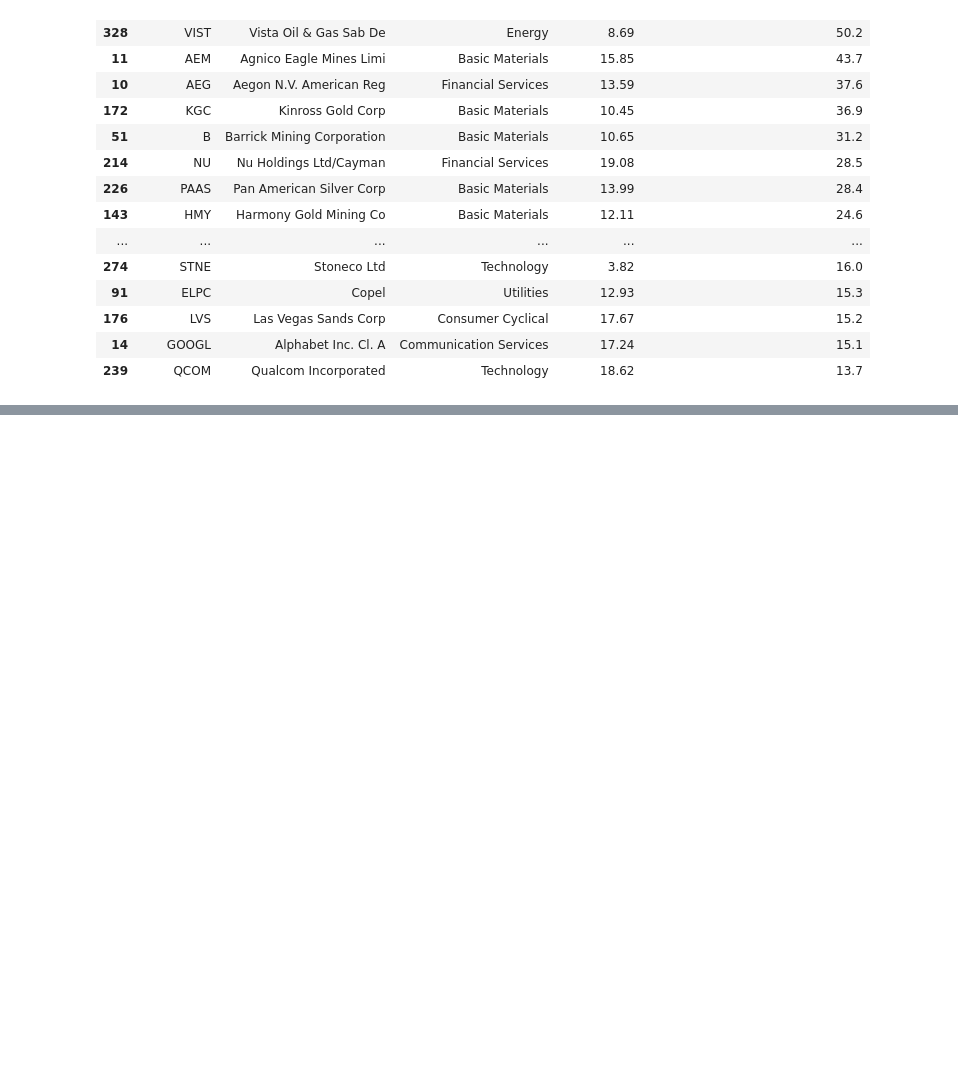
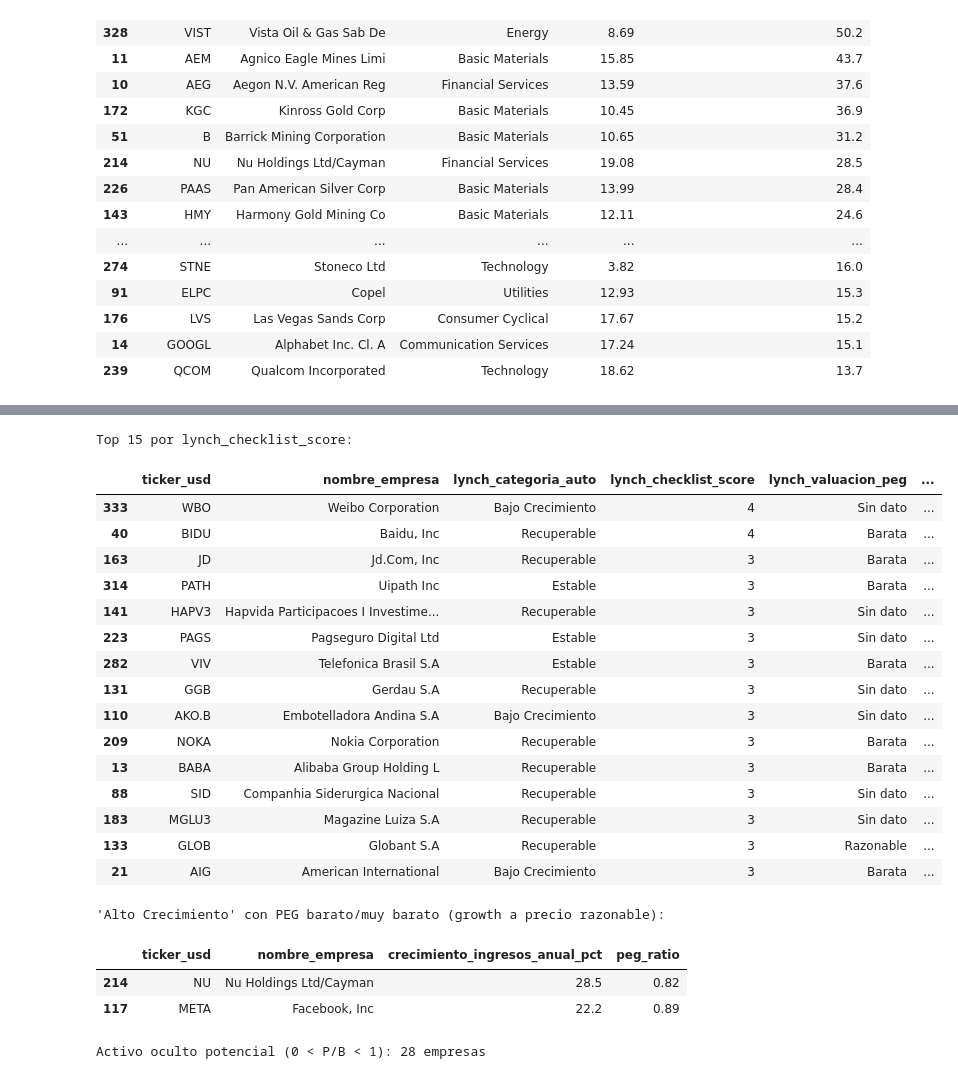
Before and after one commit to esfer98/cedears-data-pipeline, a Jupyter notebook: notebooks/eda_cedears.ipynb, the cells around one changed output, grey strips where cells are left out. Cells and saved outputs as stored; diff of their text form; code cells hidden in the pictures; blank space fills up the shorter version.

```diff
--- a/notebooks/eda_cedears.ipynb
+++ b/notebooks/eda_cedears.ipynb
@@ -313,3 +343,38 @@ candidatas.sort_values("crecimiento_ingresos_anual_pct", ascending=False)[
+# %%
+print("Top 15 por lynch_checklist_score:")
+display(lynch.sort_values(["lynch_checklist_score", "crecimiento_ingresos_anual_pct"], ascending=False)
+        [["ticker_usd", "nombre_empresa", "lynch_categoria_auto", "lynch_checklist_score",
+          "lynch_valuacion_peg", "crecimiento_ingresos_anual_pct"]].head(15))
+
+print("\n'Alto Crecimiento' con PEG barato/muy barato (growth a precio razonable):")
+gpr = lynch[(lynch["lynch_categoria_auto"] == "Alto Crecimiento")
+            & (lynch["lynch_valuacion_peg"].isin(["Muy barata", "Barata"]))]
+display(gpr.sort_values("peg_ratio")[["ticker_usd", "nombre_empresa", "crecimiento_ingresos_anual_pct", "peg_ratio"]])
+
+print(f"\nActivo oculto potencial (0 < P/B < 1): {lynch['lynch_activo_oculto_potencial'].sum()} empresas")
+# %% [output]
+Top 15 por lynch_checklist_score:
+|  | ticker_usd | nombre_empresa | lynch_categoria_auto | lynch_checklist_score | lynch_valuacion_peg | ... |
+| 333 | WBO | Weibo Corporation | Bajo Crecimiento | 4 | Sin dato | ... |
+| 40 | BIDU | Baidu, Inc | Recuperable | 4 | Barata | ... |
+| 163 | JD | Jd.Com, Inc | Recuperable | 3 | Barata | ... |
+| 314 | PATH | Uipath Inc | Estable | 3 | Barata | ... |
+| 141 | HAPV3 | Hapvida Participacoes I Investime... | Recuperable | 3 | Sin dato | ... |
+| 223 | PAGS | Pagseguro Digital Ltd | Estable | 3 | Sin dato | ... |
+| 282 | VIV | Telefonica Brasil S.A | Estable | 3 | Barata | ... |
+| 131 | GGB | Gerdau S.A | Recuperable | 3 | Sin dato | ... |
+| 110 | AKO.B | Embotelladora Andina S.A | Bajo Crecimiento | 3 | Sin dato | ... |
+| 209 | NOKA | Nokia Corporation | Recuperable | 3 | Barata | ... |
+| 13 | BABA | Alibaba Group Holding L | Recuperable | 3 | Barata | ... |
+| 88 | SID | Companhia Siderurgica Nacional | Recuperable | 3 | Sin dato | ... |
+| 183 | MGLU3 | Magazine Luiza S.A | Recuperable | 3 | Sin dato | ... |
+| 133 | GLOB | Globant S.A | Recuperable | 3 | Razonable | ... |
+| 21 | AIG | American International | Bajo Crecimiento | 3 | Barata | ... |
+'Alto Crecimiento' con PEG barato/muy barato (growth a precio razonable):
+|  | ticker_usd | nombre_empresa | crecimiento_ingresos_anual_pct | peg_ratio |
+| 214 | NU | Nu Holdings Ltd/Cayman | 28.5 | 0.82 |
+| 117 | META | Facebook, Inc | 22.2 | 0.89 |
+Activo oculto potencial (0 < P/B < 1): 28 empresas
 # %% [markdown]
 ## Próximos pasos
 
```
Also changed, not shown: parts of 5 cells of this notebook, 4 other files.
